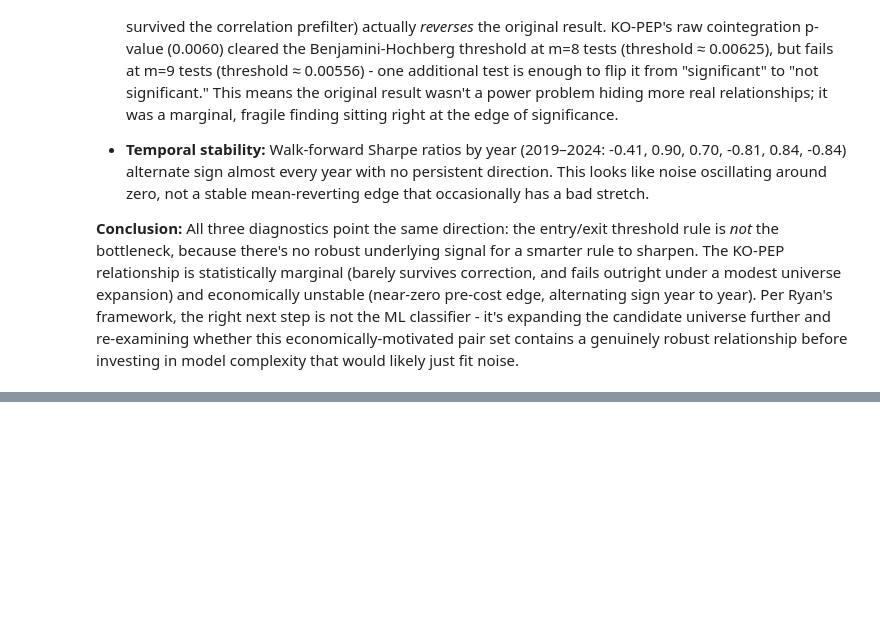
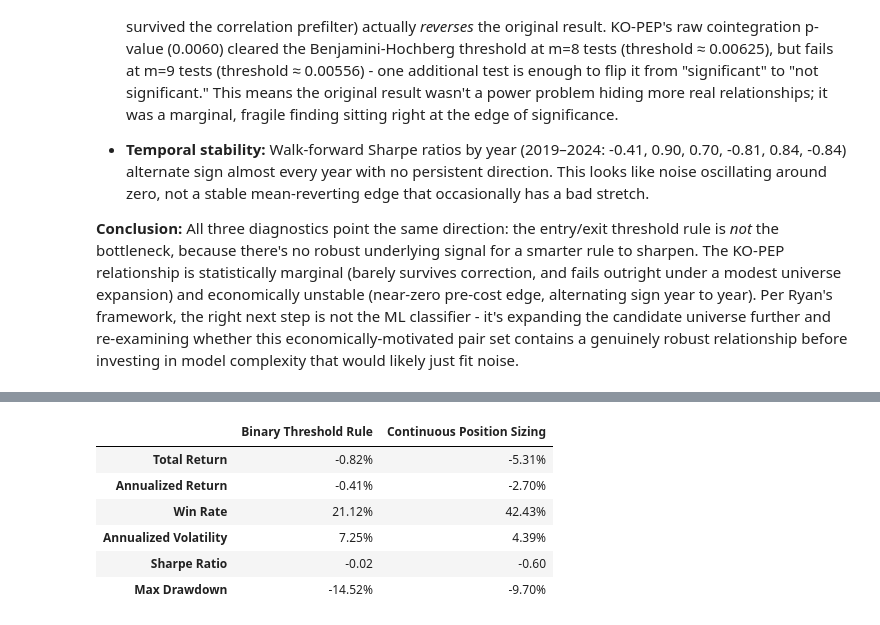
Before and after one commit to Rsingh1010/mean-reversion-pairs-trading, a Jupyter notebook: notebooks/mean_reversion_trading_system.ipynb, the cells around one changed output, grey strips where cells are left out. Drawn from its saved outputs; the diff is of its cells as text; code cells hidden in the pictures; blank space fills up the shorter version.

```diff
--- a/notebooks/mean_reversion_trading_system.ipynb
+++ b/notebooks/mean_reversion_trading_system.ipynb
@@ -753,0 +749,28 @@ before investing in model complexity that would likely just fit noise.
+# %%
+### Continuous position sizing vs. binary threshold (n=1 pair, so not true cross-sectional ranking)
+
+def continuous_position_returns(test_prices, stock_a, stock_b, beta, cost, z_cap=3.0):
+    log_a = np.log(test_prices[stock_a])
+    log_b = np.log(test_prices[stock_b])
+    spread = log_a - beta * log_b
+    zscore = compute_zscore(spread)
+    position = (-zscore.clip(-z_cap, z_cap) / z_cap)
+    r_a, r_b = log_a.diff(), log_b.diff()
+    pair_returns = (r_a - beta * r_b).fillna(0)
+    strategy_returns = position.shift(1).fillna(0) * pair_returns
+    trades = position.diff().abs().fillna(0)
+    return strategy_returns - trades * cost
+
+continuous_returns = continuous_position_returns(test_prices, example_a, example_b, example_beta, 0.001)
+continuous_metrics, _ = compute_metrics(continuous_returns)
+binary_metrics, _ = compute_metrics(backtest_pair_with_cost(test_prices, example_a, example_b, example_beta, 0.001))
+
+pd.DataFrame({"Binary Threshold Rule": binary_metrics, "Continuous Position Sizing": continuous_metrics})
+# %% [output]
+|  | Binary Threshold Rule | Continuous Position Sizing |
+| Total Return | -0.82% | -5.31% |
+| Annualized Return | -0.41% | -2.70% |
+| Win Rate | 21.12% | 42.43% |
+| Annualized Volatility | 7.25% | 4.39% |
+| Sharpe Ratio | -0.02 | -0.60 |
+| Max Drawdown | -14.52% | -9.70% |
```
Also changed, not shown: parts of 4 cells of this notebook, 1 other file.
